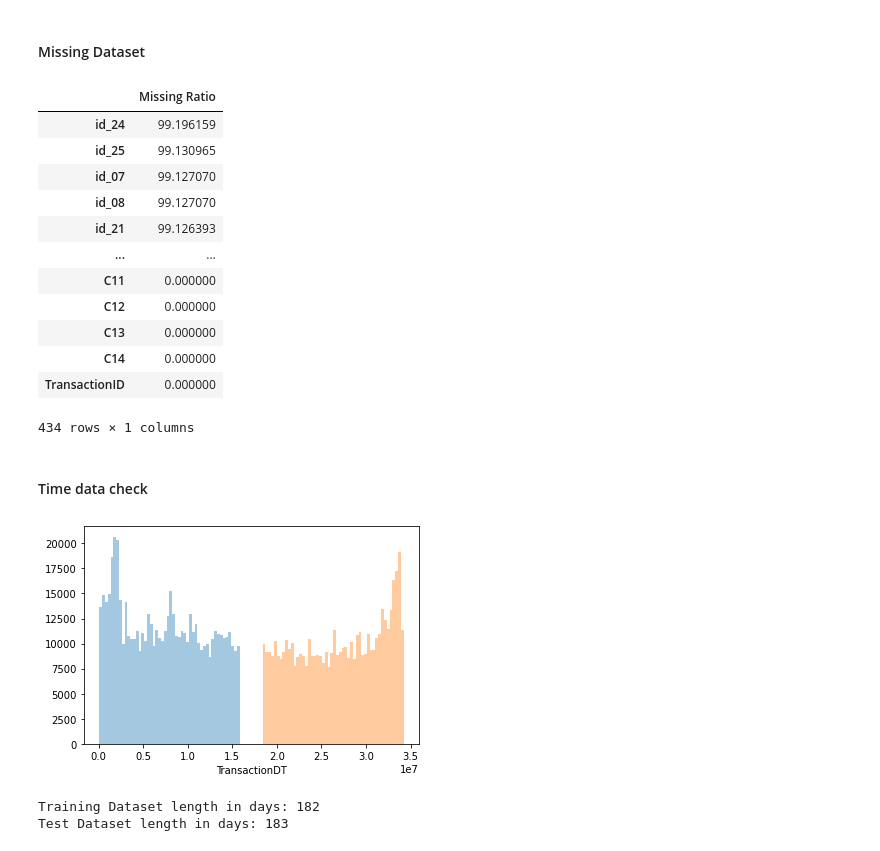
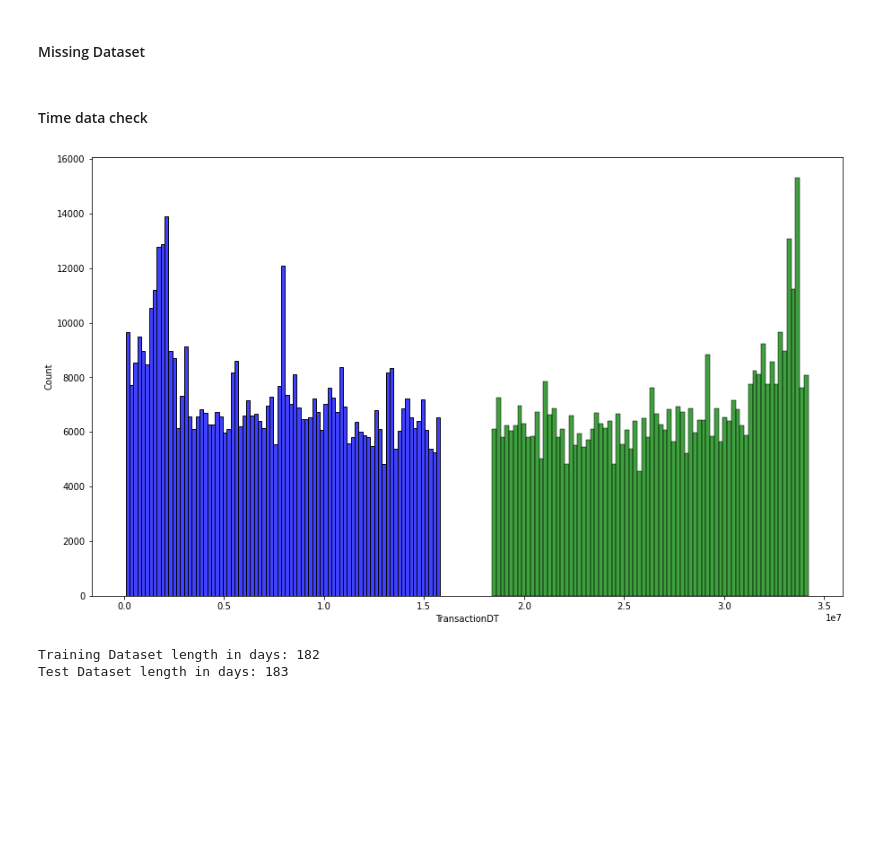
Before and after one commit to Prakrut/Fraud_Detection, a Jupyter notebook: Code/CreditCardFraudDetection.ipynb, the cells around one changed output. Cells and saved outputs as stored; diff of their text form; code cells hidden in the pictures; blank space fills up the shorter version.

```diff
--- a/Code/CreditCardFraudDetection.ipynb
+++ b/Code/CreditCardFraudDetection.ipynb
@@ -60,0 +40,13 @@ test = pd.merge(pd.read_csv('/content/drive/My Drive/ieee-fraud-detection/test_t
+# %%
+%%time
+train_identity = pd.read_csv('train_identity.csv')
+train_transaction = pd.read_csv('train_transaction.csv')
+train = train_transaction.merge(train_identity,
+                                on = 'TransactionID',
+                                how = 'left'
+                               )
+test = pd.merge(pd.read_csv('test_transaction.csv'),
+                pd.read_csv('test_identity.csv'),
+                on = 'TransactionID',
+                how = 'left'
+               )
@@ -100,28 +69,15 @@ data_null = data_null.sort_values(ascending=False)[:500]
 # data_null = data_null.drop(data_null[data_null == 0].index).sort_values(ascending=False)[:500]
 missing_data = pd.DataFrame({'Missing Ratio': data_null})
 missing_data
-# %% [output]
-|  | Missing Ratio |
-| id_24 | 99.196159 |
-| id_25 | 99.130965 |
-| id_07 | 99.127070 |
-| id_08 | 99.127070 |
-| id_21 | 99.126393 |
-| ... | ... |
-| C11 | 0.000000 |
-| C12 | 0.000000 |
-| C13 | 0.000000 |
-| C14 | 0.000000 |
-| TransactionID | 0.000000 |
-434 rows × 1 columns
 # %% [markdown]
 #### Time data check
 # %%
-sns.distplot(train.TransactionDT, label = 'Train', kde = False)
-sns.distplot(test.TransactionDT, label = 'Test', kde = Falsea)
+fig, ax = plt.subplots(1,1, figsize = (15,9))
+sns.histplot(train.TransactionDT, label = 'Train', kde = False, ax=ax, color = 'blue')
+sns.histplot(test.TransactionDT, label = 'Test', kde = False, ax=ax, color = 'green')
 plt.show()
 # %% [output]
-[figure, old version]
+[figure, new version]
 # %%
 # TransactionDT seems to be in seconds from epoch; dont know what epoch is; see below for # of days in train and test
 print("Training Dataset length in days: {:.0f}".\
```
Also changed, not shown: parts of 50 cells of this notebook.
